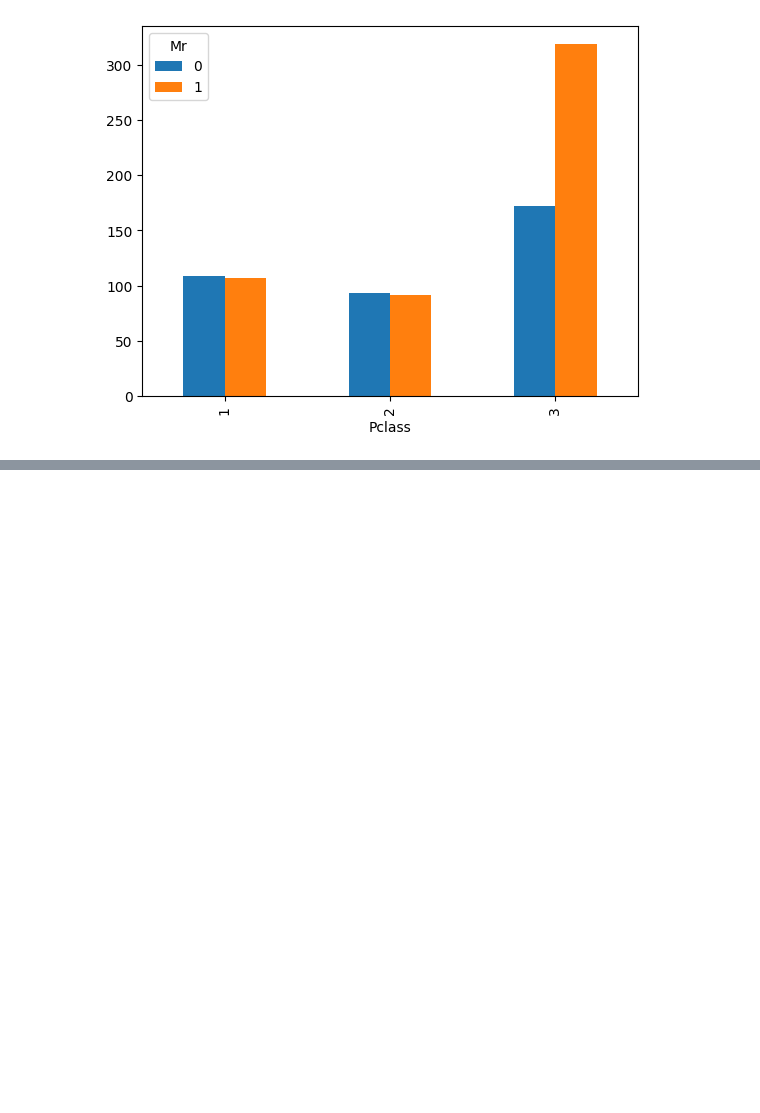
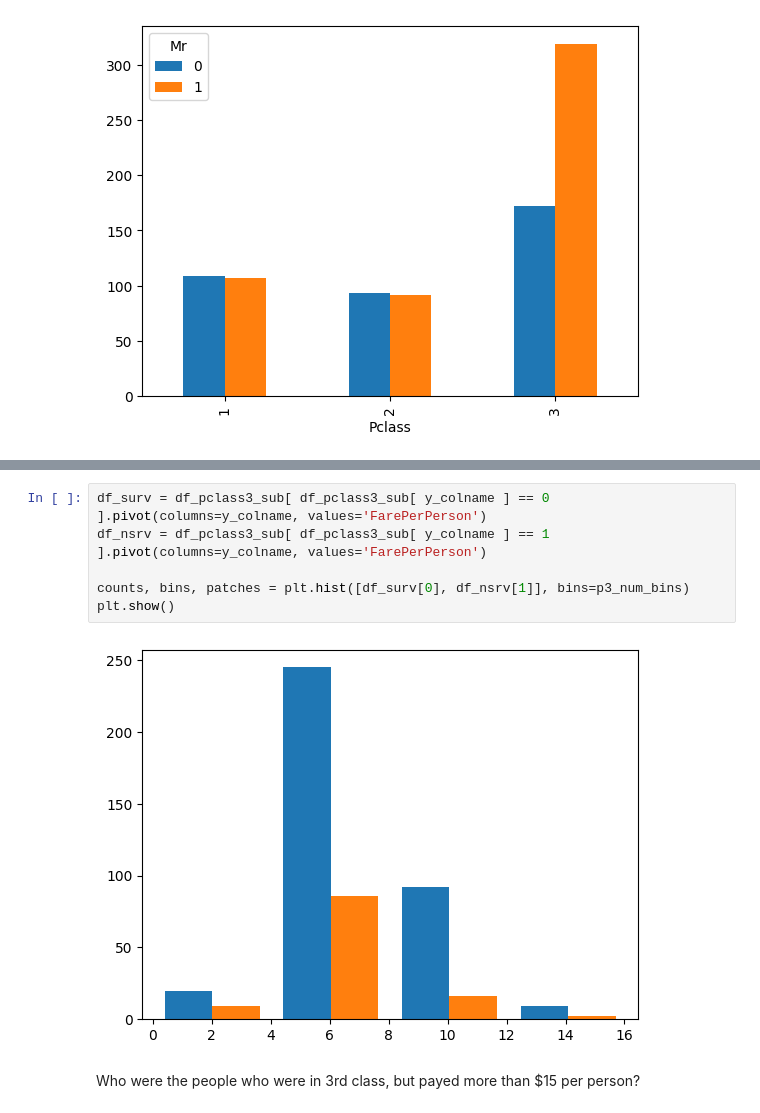
Before and after one commit to jmartenstein/titanic-ml, a Jupyter notebook: src/nb07_socioeconomic.ipynb, the cells around one changed output, grey strips where cells are left out. Drawn from its saved outputs; the diff is of its cells as text; blank space fills up the shorter version.

```diff
--- a/src/nb07_socioeconomic.ipynb
+++ b/src/nb07_socioeconomic.ipynb
@@ -69,0 +97,10 @@ plt.show()
+# %%
+df_surv = df_pclass3_sub[ df_pclass3_sub[ y_colname ] == 0 ].pivot(columns=y_colname, values='FarePerPerson')
+df_nsrv = df_pclass3_sub[ df_pclass3_sub[ y_colname ] == 1 ].pivot(columns=y_colname, values='FarePerPerson')
+
+counts, bins, patches = plt.hist([df_surv[0], df_nsrv[1]], bins=p3_num_bins)
+plt.show()
+# %% [output]
+[figure, added]
+# %% [markdown]
+Who were the people who were in 3rd class, but payed more than $15 per person?
```
Also changed, not shown: parts of 23 cells of this notebook.
